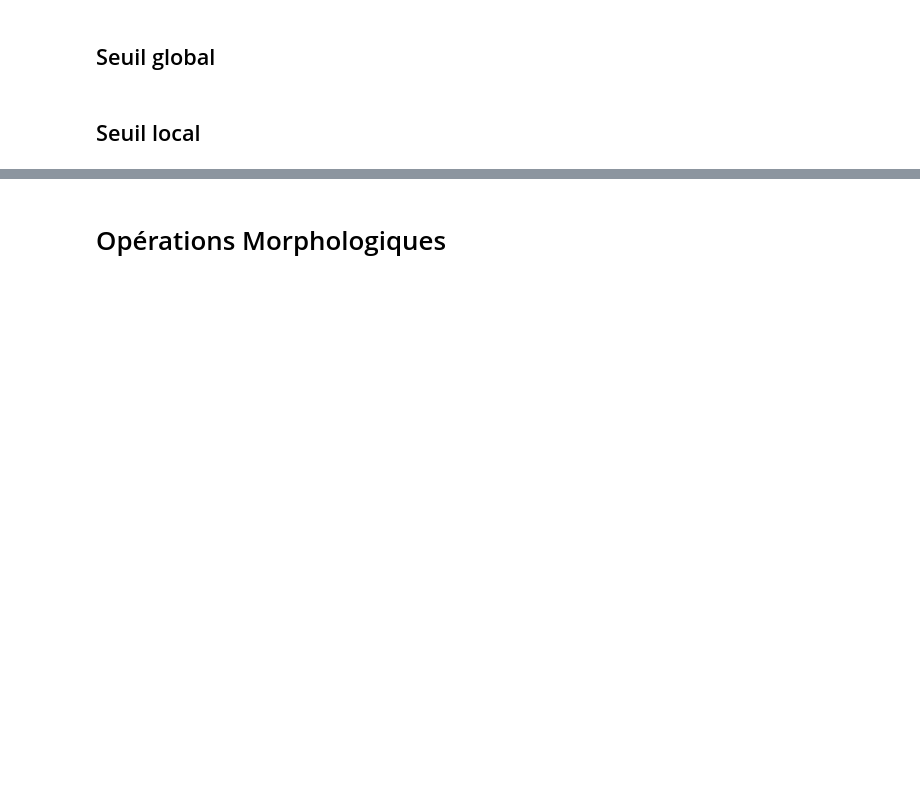
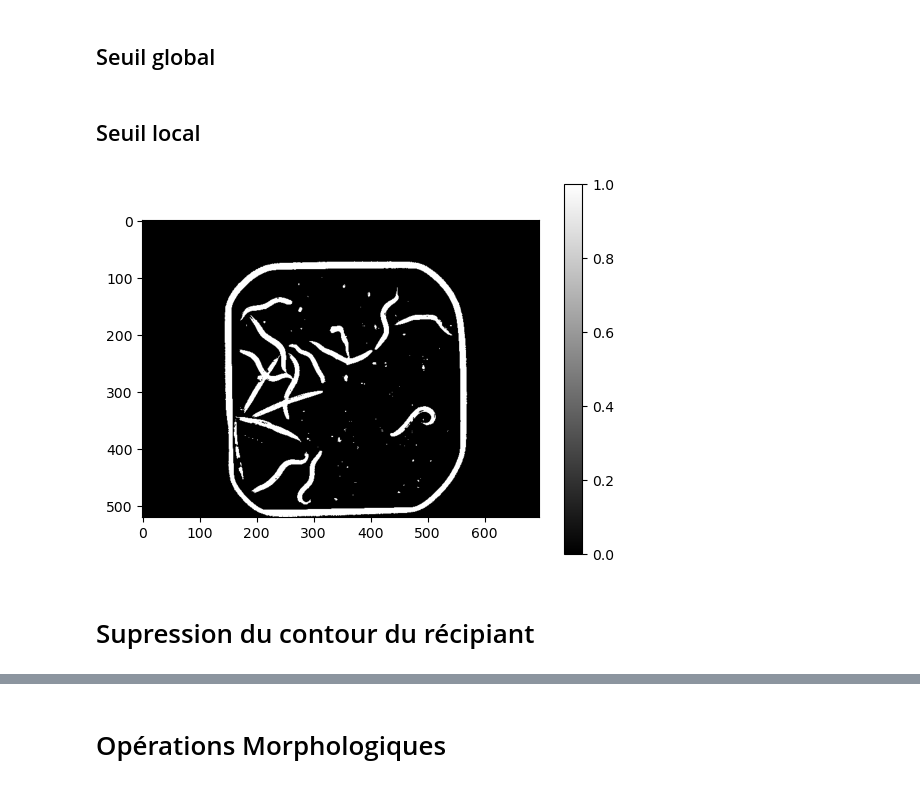
Before and after one commit to Lilian-GA/Nematode_status_assay, a Jupyter notebook: Nematods.ipynb, the cells around one changed output, grey strips where cells are left out. Drawn from its saved outputs; the diff is of its cells as text; code cells hidden in the pictures; blank space fills up the shorter version.

Commit message:
supression du contour du récipiant

```diff
--- a/Nematods.ipynb
+++ b/Nematods.ipynb
@@ -82,3 +82,18 @@ plt.show()
 ## Seuil global
 # %% [markdown]
 ## Seuil local
+# %%
+l_img_local_thresholded = []
+
+block_size = 51
+for img in l_img_stretched:
+    local_thresh = filters.threshold_local(img, block_size, offset=10)
+    l_img_local_thresholded.append(img < local_thresh)
+# %%
+plt.imshow(l_img_local_thresholded[0], cmap="gray")
+plt.colorbar()
+plt.show()
+# %% [output]
+[figure, added]
+# %% [markdown]
+# Supression du contour du récipiant
```
Also changed, not shown: parts of 15 cells of this notebook, 2 other files.
